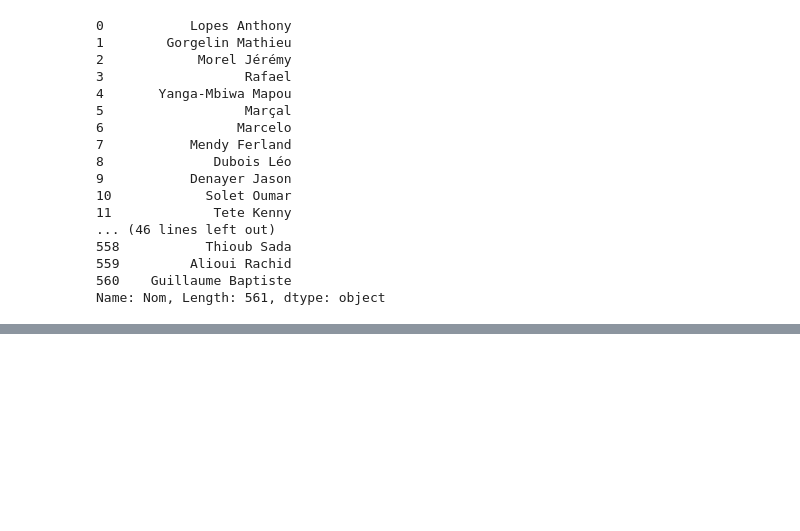
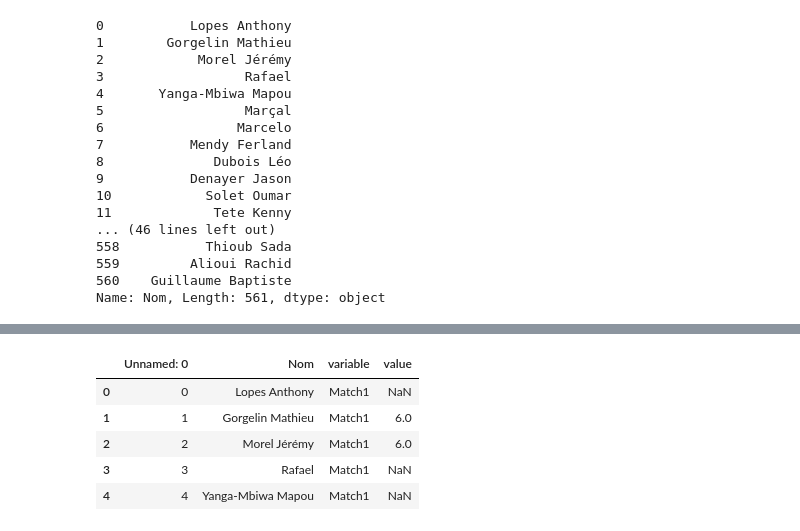
Before and after one commit to CDORID/MPG, a Jupyter notebook: MPG.ipynb, the cells around one changed output, grey strips where cells are left out. Cells and saved outputs as stored; diff of their text form; code cells hidden in the pictures; blank space fills up the shorter version.

```diff
--- a/MPG.ipynb
+++ b/MPG.ipynb
@@ -160,0 +78,9 @@ historic
+# %%
+df.head()
+# %% [output]
+|  | Unnamed: 0 | Nom | variable | value |
+| 0 | 0 | Lopes Anthony | Match1 | NaN |
+| 1 | 1 | Gorgelin Mathieu | Match1 | 6.0 |
+| 2 | 2 | Morel Jérémy | Match1 | 6.0 |
+| 3 | 3 | Rafael | Match1 | NaN |
+| 4 | 4 | Yanga-Mbiwa Mapou | Match1 | NaN |
```
Also changed, not shown: parts of 11 cells of this notebook, 3 other files.
